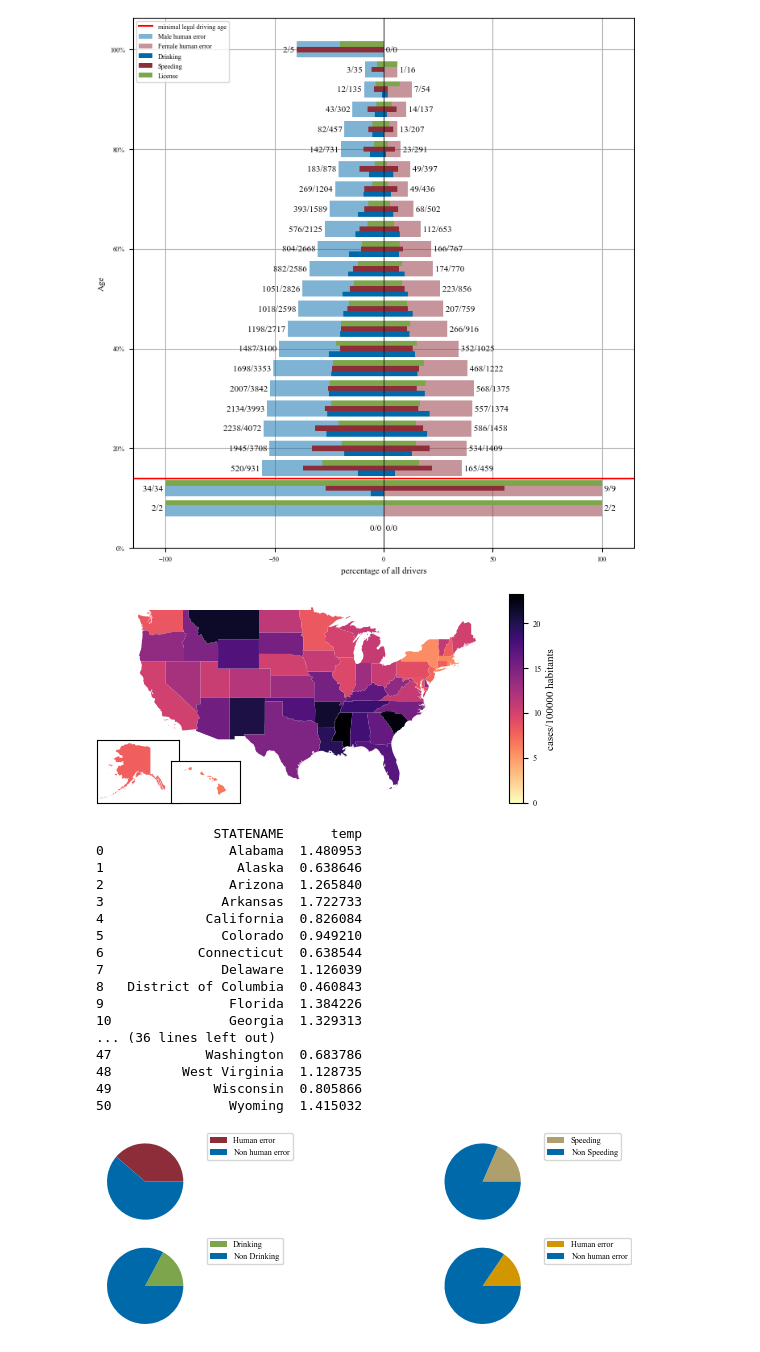
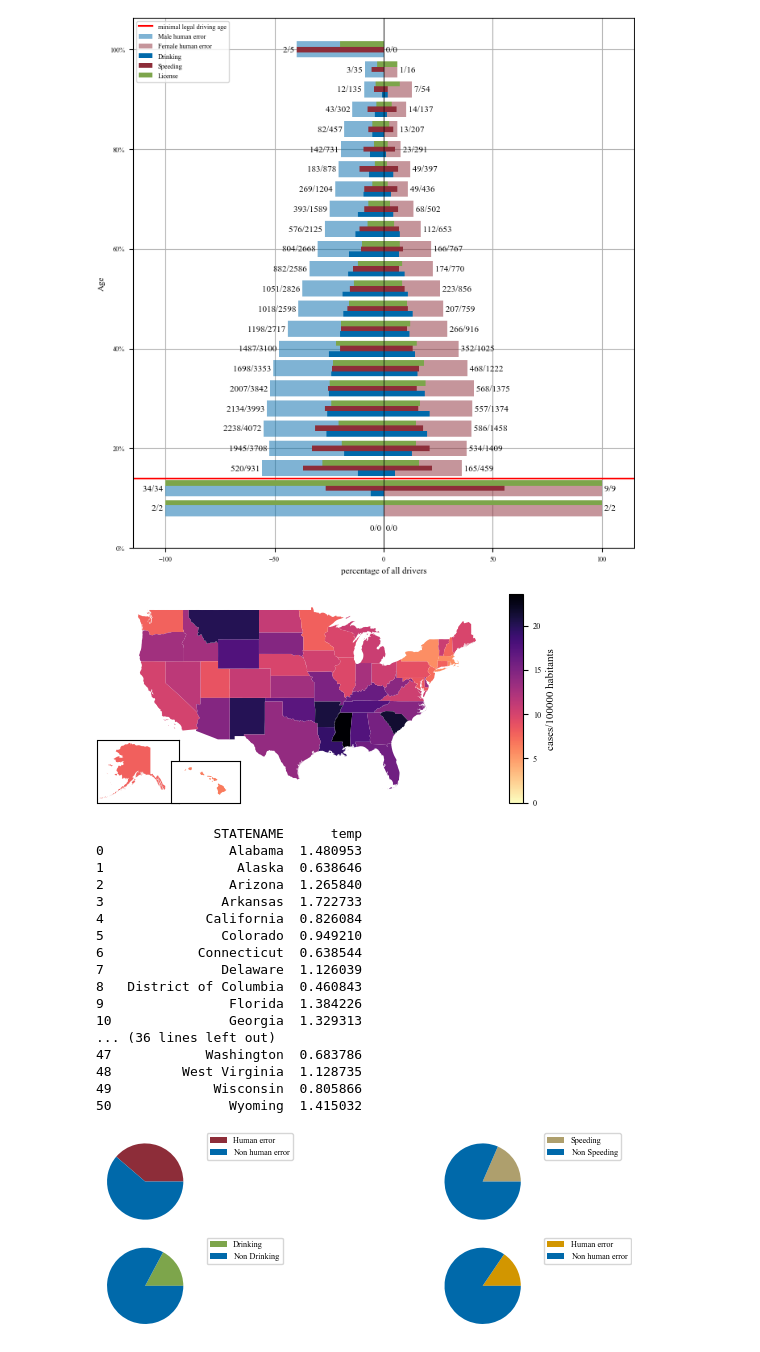
Before and after one commit to PaulHenrik/DataLiteracy_FARS, a Jupyter notebook: Car accident analysis.ipynb, the cells around one changed output. Cells and saved outputs as stored; diff of their text form; code cells hidden in the pictures.

Commit message:
switch data source demographic

```diff
--- a/Car accident analysis.ipynb
+++ b/Car accident analysis.ipynb
@@ -178,6 +180,8 @@ Index(['STATE_x', 'STATENAME_x', 'ST_CASE', 'PEDS', 'PERNOTMVIT', 'VE_TOTAL',
 # %% [markdown]
 Data cleaning and labeling
 # %%
+fast_load()
+
 # adds location number. This number is needed to combine the accident and google dataset
 accidents['subregion2_code'] = accidents['STATE']*1000 + accidents['COUNTY']
 
@@ -277,6 +281,11 @@ accidents_county = pd.merge(accidents_county,temp,on=['subregion2_code'],how='le
 # merge population to state/county statistic
 temp = Google_daten.groupby('STATENAME').first().loc[:,'population_age_00_09':'population_age_80_and_older'].reset_index()
 accidents_state = pd.merge(accidents_state,temp[temp['STATENAME'].isin(accidents['STATENAME'].unique())],on=['STATENAME'])
+
+people['STATENAME'] = people['STNAME']
+temp = people[people['CTYNAME'].isin(people['STNAME'])].groupby('STATENAME').first()['POPESTIMATE2021'].reset_index()
+accidents_state = pd.merge(accidents_state,temp[temp['STATENAME'].isin(accidents['STATENAME'].unique())],on=['STATENAME'])
+
 temp = Google_daten.groupby('subregion2_code').first().loc[:,'population_age_00_09':'population_age_80_and_older'].reset_index()
 accidents_county = pd.merge(accidents_county,temp[temp['subregion2_code'].isin(accidents_county['subregion2_code'].unique())],on=['subregion2_code'])
 
@@ -309,12 +318,15 @@ for i in accidents['WEATHERNAME'].unique():
     accidents_state['CASES_'+i] = accidents_state['CASES_'+i].fillna(0)
 
 # add population and population cases/inhabitants
+print(accidents_state)
 #accidents_state['POPULATION_2021'] = people[people['CTYNAME'].isin(people['STNAME'])].groupby('STATE').first()['POPESTIMATE2021']
-accidents_state['CASES/100000'] = accidents_state['CASES']/accidents_state['population']*100000     #uses google date to calculate cases/100000
-accidents_county['CASES/100000'] = accidents_county['CASES']/accidents_county['population']*100000  #uses google date to calculate cases/100000
+accidents_state['CASES/100000'] = accidents_state['CASES']/accidents_state['population']*100000     #uses google data to calculate cases/100000
+accidents_county['CASES/100000'] = accidents_county['CASES']/accidents_county['population']*100000  #uses google data to calculate cases/100000
+accidents_state['CASES/100000_gov'] = accidents_state['CASES']/accidents_state['POPESTIMATE2021']*100000     #uses goverment data to calculate cases/100000
+#accidents_county['CASES/100000_gov'] = accidents_county['CASES']/accidents_county['POPULATION_2021']*100000  #uses goverment data to calculate cases/100000
 Google_daten['CASES/100000'] = Google_daten['CASES']/Google_daten['population']*100000
 
-
+print(accidents_state[['POPESTIMATE2021','CASES','CASES/100000_gov']])
 
 # merge Data to geoframe
 US_state_shape = geopandas.GeoDataFrame(pd.merge(US_state_shape,accidents_state, on=['STATENAME']))
@@ -1880,7 +1910,7 @@ plt.show()
 # better geoplot USA test section:
 US_state_shape['human_error_perc'] = US_state_shape['human_error']/US_state_shape['CASES']*100
 
-plot_column = 'CASES/100000'
+plot_column = 'CASES/100000_gov'
 plot_label = 'cases/100000 habitants'
 
 fig, ax = plt.subplots()
@@ -1896,34 +1926,34 @@ norm = mcolors.Normalize(vmin=0, vmax=US_state_shape[plot_column].max(), clip=Tr
 
 mapper = plt.cm.ScalarMappable(norm=norm, cmap=plt.cm.magma_r)
 US_state_shape['color'] = US_state_shape[plot_column].apply(lambda x: mcolors.to_hex(mapper.to_rgba(x)))
 US_state_shape[~US_state_shape['STATENAME'].isin(['Alaska','Hawaii'])].plot(column=plot_column,vmin=0,ax=ax,color=US_state_shape.loc[~US_state_shape['STATENAME'].isin(['Alaska','Hawaii']),'color'])
 
 
 # Add Alaska Axis (x, y, width, height)
 alaska_ax = fig.add_axes([0.1, 0, 0.3, 0.3])
 alaska_ax.set_xlim(-180,-120)
 alaska_ax.set_xticks([])
 alaska_ax.set_yticks([])
 US_state_shape[US_state_shape['STATENAME']=='Alaska'].plot(column=plot_column,vmin=0,ax=alaska_ax,color=US_state_shape.loc[US_state_shape['STATENAME']=='Alaska','color'])
 
 
 # Add Hawaii Axis(x, y, width, height)
 hawaii_ax = fig.add_axes([.25, 0, 0.2, 0.2])
 hawaii_ax.set_xlim(-162,-153)
 hawaii_ax.set_ylim(18,23)
 hawaii_ax.set_xticks([])
 hawaii_ax.set_yticks([])
 US_state_shape[US_state_shape['STATENAME']=='Hawaii'].plot(column=plot_column,vmin=0,ax=hawaii_ax,color=US_state_shape.loc[US_state_shape['STATENAME']=='Hawaii','color'])
 
 # show and save fig
 if save_fig == True:
     plt.savefig('plots/total_accidents_100000-state.pdf')
 plt.show()
 
 accidents_state['temp'] = accidents_state['CASES']/accidents_state['CASES'].sum()*accidents_state['population'].sum()/accidents_state['population']
 print(accidents_state[['STATENAME','temp']])
 # %% [output]
-[figure, old version]
+[figure, new version]
                STATENAME      temp
 0                Alabama  1.480953
 1                 Alaska  0.638646
```
Also changed, not shown: parts of 2 cells of this notebook.
